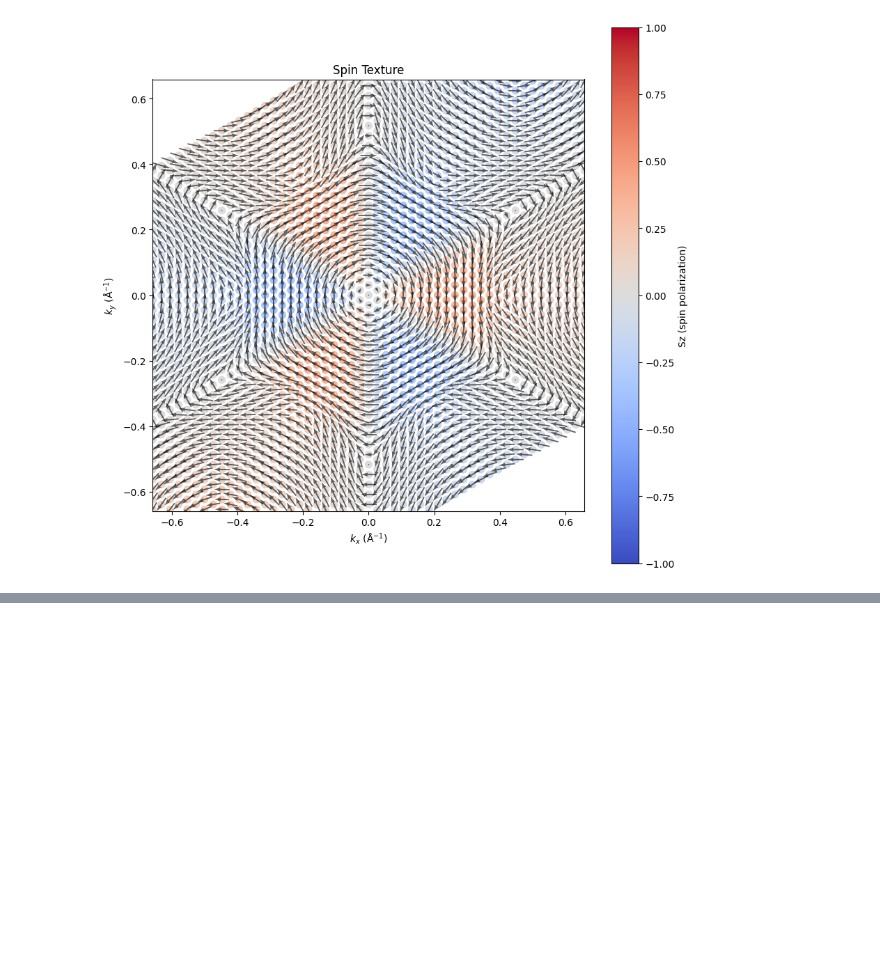
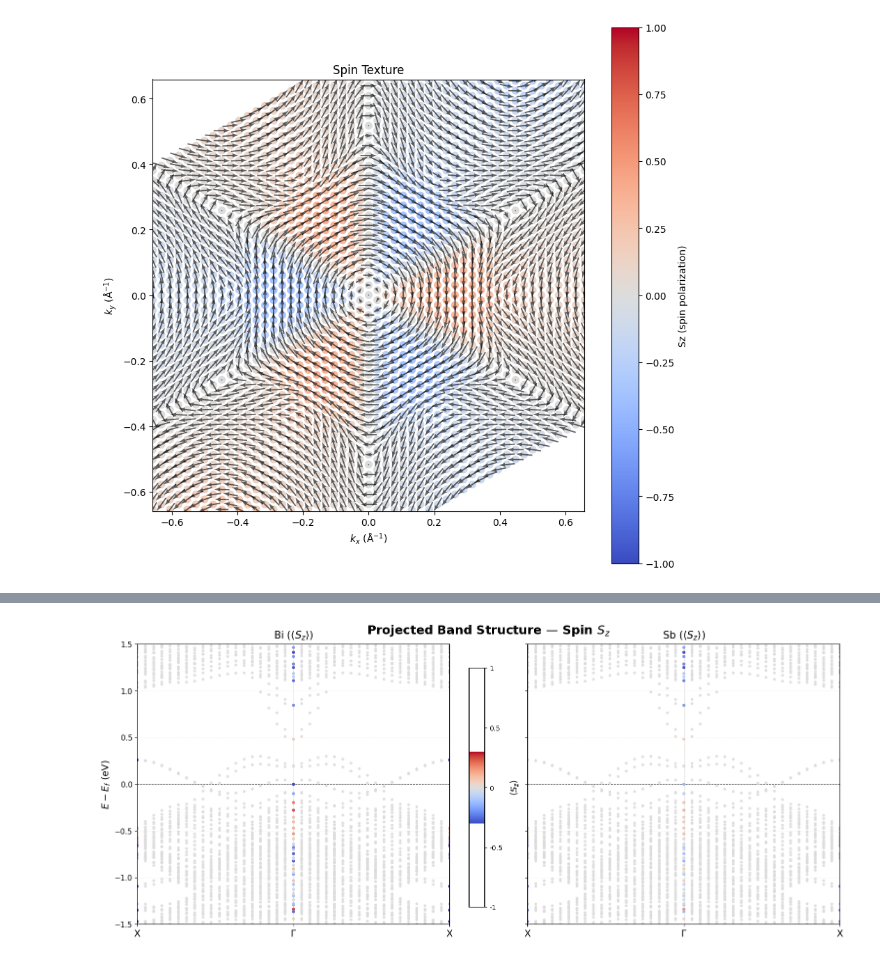
Before and after one commit to Lactuka/Thesis, a Jupyter notebook: InSb/InSb.ipynb, the cells around one changed output, grey strips where cells are left out. Saved outputs shown, nothing was run; the diff lists cells and outputs as text; code cells hidden in the pictures; blank space fills up the shorter version.

```diff
--- a/InSb/InSb.ipynb
+++ b/InSb/InSb.ipynb
@@ -302,0 +337,77 @@ plt.show()
+# %%
+import numpy as np
+import matplotlib.pyplot as plt
+import pandas as pd
+from matplotlib.colors import Normalize
+from matplotlib.cm import ScalarMappable
+
+# --- Load Data ---
+def load_band_data(filepath):
+    return pd.read_csv(filepath, comment='#', sep=r'\s+', header=None, skiprows=2)
+
+data_bi = load_band_data("sup-PBAND_In_SOC_SY.dat")
+data_sb = load_band_data("sup-PBAND_Sb_SOC_SY.dat")
+
+k = data_bi[0].to_numpy()
+e = data_bi[1].to_numpy()
+
+# --- High-symmetry k-points and labels ---
+k_points = [0,0.672,1.343]
+k_labels = ['X', r'$\Gamma$', 'X']
+
+# --- Normalize to [-1, 1] using global abs max ---
+spin_bi = data_bi[11].to_numpy()
+spin_sb = data_sb[11].to_numpy()
+
+global_absmax = max(np.abs(spin_bi).max(), np.abs(spin_sb).max())
+
+spin_bi_norm = (spin_bi / global_absmax)
+spin_sb_norm = (spin_sb / global_absmax)
+
+# --- Shared norm and colormap ---
+CMAP = 'coolwarm'
+shared_norm = Normalize(vmin=-0.3, vmax=0.3)
+
+# --- Plot ---
+TITLES = [r'Bi ($\langle S_z \rangle$)', r'Sb ($\langle S_z \rangle$)']
+spins  = [spin_bi_norm, spin_sb_norm]
+
+fig = plt.figure(figsize=(16, 7))
+fig.suptitle(r"Projected Band Structure — Spin $S_z$", fontsize=18, fontweight='bold')
+
+ax_left  = fig.add_axes([0.05, 0.10, 0.40, 0.82])
+ax_right = fig.add_axes([0.55, 0.10, 0.40, 0.82])
+ax_cbar  = fig.add_axes([0.475, 0.15, 0.02, 0.70])
+
+axes = [ax_left, ax_right]
+
+for ax, spin, title in zip(axes, spins, TITLES):
+    ax.scatter(k, e, c=spin, cmap=CMAP, norm=shared_norm, s=10, alpha=0.85, rasterized=True)
+
+    for xv in k_points[1:-1]:
+        ax.axvline(xv, ls='--', lw=0.6, color='gray', zorder=0)
+
+    ax.axhline(0, ls='--', lw=0.8, color='black', zorder=0)
+    ax.grid(True, which='major', linestyle=':', linewidth=0.4, alpha=0.5)
+    ax.set_ylim(-1.5, 1.5)
+    ax.set_xlim(k_points[0], k_points[-1])
+    ax.set_xticks(k_points)
+    ax.set_xticklabels(k_labels, fontsize=14)
+    ax.set_title(title, fontsize=15, pad=8)
+    ax.tick_params(axis='y', labelsize=11)
+
+ax_left.set_ylabel(r'$E - E_f$ (eV)', fontsize=14)
+ax_right.set_yticklabels([])
+
+# --- Centered colorbar ---
+sm = ScalarMappable(cmap=CMAP, norm=shared_norm)
+sm.set_array([])
+
+cbar = fig.colorbar(sm, cax=ax_cbar)
+cbar.set_label(r'$\langle S_z \rangle$', fontsize=13, labelpad=10)
+cbar.set_ticks([-1, -0.5, 0, 0.5, 1])
+cbar.set_ticklabels(['-1', '-0.5', '0', '0.5', '1'], fontsize=10)
+
+plt.show()
+# %% [output]
+[figure, added]
```
Also changed, not shown: parts of 1 cell of this notebook, 36 other files.
